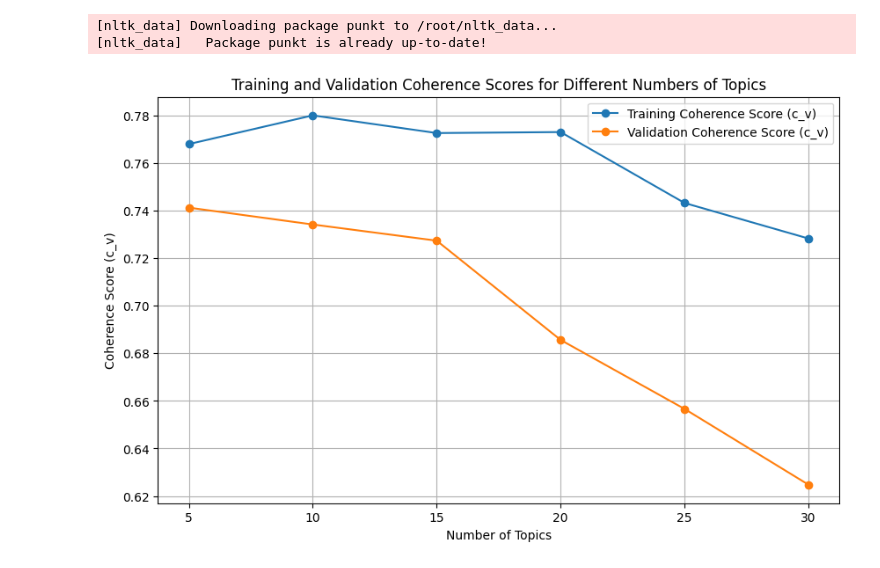
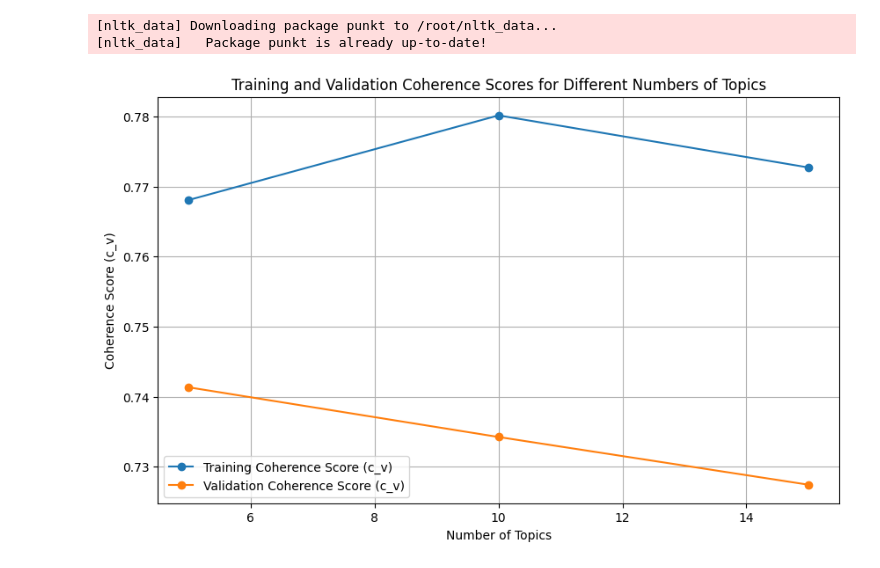
Before and after one commit to ganeshmukhiya/Modified-Topic-Modeling-NMF, a Jupyter notebook: MODEL_ANALYSISI.ipynb, the cells around one changed output. Drawn from its saved outputs; the diff is of its cells as text; code cells hidden in the pictures.

```diff
--- a/MODEL_ANALYSISI.ipynb
+++ b/MODEL_ANALYSISI.ipynb
@@ -109,7 +109,7 @@ train_tfidf = vectorizer.fit_transform(train_data)
 dictionary = Dictionary(tokenized_train_data)
 
 # Range of topics to test
-topic_nums = range(5, 31, 5)
+topic_nums = range(5, 20, 5)
 train_coherence_scores = []
 val_coherence_scores = []
 
@@ -139,7 +139,7 @@ plt.plot(topic_nums, train_coherence_scores, marker='o', label='Training Coheren
 plt.plot(topic_nums, val_coherence_scores, marker='o', label='Validation Coherence Score (c_v)')
 plt.xlabel('Number of Topics')
 plt.ylabel('Coherence Score (c_v)')
-plt.title('Training and Validation Coherence Scores for Different Numbers of Topics')
+plt.title('Training and Validation Coherence Scores for Different Numbers of Epoch (Topics)')
 plt.legend()
 plt.grid(True)
 plt.show()
@@ -182,7 +182,7 @@ val_tfidf = vectorizer.transform(val_data)  # Vectorize validation data
 dictionary = Dictionary(tokenized_train_data)
 
 # Range of topics to test
-topic_nums = range(5, 31, 5)
+topic_nums = range(5, 20, 5)
 train_coherence_scores = []
 val_coherence_scores = []
 
@@ -192,34 +192,34 @@ for num_topics in topic_nums:
     W_train = nmf_model.fit_transform(train_tfidf)
     H_train = nmf_model.components_
 
     # Prepare topics for coherence computation
     terms = vectorizer.get_feature_names_out()
     topics = [[terms[i] for i in topic.argsort()[:-11:-1]] for topic in H_train]
 
     # Compute training coherence score
     coherence_model_train = CoherenceModel(topics=topics, texts=tokenized_train_data, dictionary=dictionary, coherence='c_v')
     train_coherence_scores.append(coherence_model_train.get_coherence())
 
     # Compute validation coherence score
     W_val = nmf_model.transform(val_tfidf)
     val_loss = np.mean((val_tfidf.toarray() - np.dot(W_val, H_train)) ** 2)
     val_coherence_model = CoherenceModel(topics=topics, texts=tokenized_val_data, dictionary=dictionary, coherence='c_v')
     val_coherence_scores.append(val_coherence_model.get_coherence())
 
 # Plotting the coherence scores
 plt.figure(figsize=(10, 6))
 plt.plot(topic_nums, train_coherence_scores, marker='o', label='Training Coherence Score (c_v)')
 plt.plot(topic_nums, val_coherence_scores, marker='o', label='Validation Coherence Score (c_v)')
 plt.xlabel('Number of Topics')
 plt.ylabel('Coherence Score (c_v)')
 plt.title('Training and Validation Coherence Scores for Different Numbers of Topics')
 plt.legend()
 plt.grid(True)
 plt.show()
 # %% [output]
 [nltk_data] Downloading package punkt to /root/nltk_data...
 [nltk_data]   Package punkt is already up-to-date!
-[figure, old version]
+[figure, new version]
 # %%
 import nltk
 import matplotlib.pyplot as plt
```
Also changed, not shown: parts of 3 cells of this notebook.
